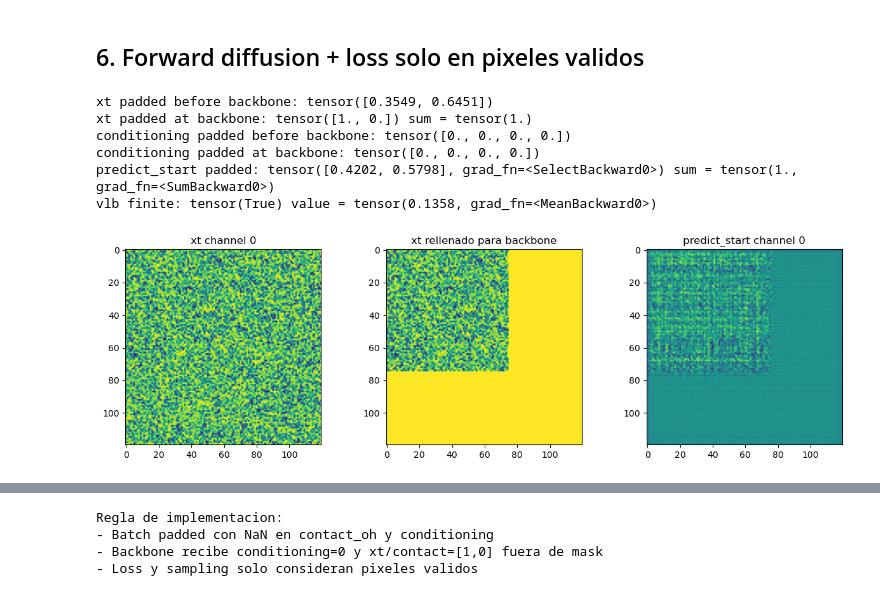
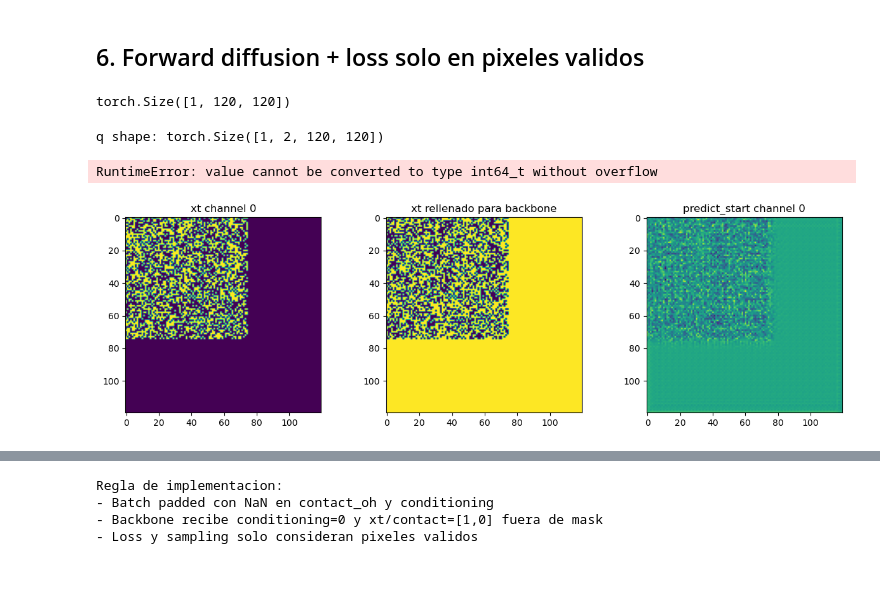
Before and after one commit to gkulemeyer/RNADiffusion, a Jupyter notebook: archive/fix_padding.ipynb, the cells around one changed output, grey strips where cells are left out. Saved outputs shown, nothing was run; the diff lists cells and outputs as text; code cells hidden in the pictures.

```diff
--- a/archive/fix_padding.ipynb
+++ b/archive/fix_padding.ipynb
@@ -15,0 +129,26 @@ import matplotlib.pyplot as plt
+# %%
+
+# -----------------------------
+# comparar frecuencias empiricas
+# -----------------------------
+num_classes = probs.shape[1]
+
+def empirical_freq(samples, num_classes):
+    # samples: [N,B,H,W]
+    N, B, H, W = samples.shape
+    out = tr.zeros(B, num_classes, H, W)
+    for c in range(num_classes):
+        out[:, c] = (samples == c).float().mean(dim=0)
+    return out
+
+freq_gumbel = empirical_freq(samples_gumbel, num_classes)
+freq_mult   = empirical_freq(samples_mult, num_classes)
+
+print("\nFrecuencias empíricas Gumbel:")
+print(freq_gumbel[0])
+
+print("\nFrecuencias empíricas Multinomial:")
+print(freq_mult[0])
+
+print("\nProbabilidades originales:")
+print(probs[0])
@@ -394,39 +600,43 @@ q finite in padding: tensor([True, True])
 # %% [markdown]
 ## 6. Forward diffusion + loss solo en pixeles validos
+# %%
+xt.shape
+# %% [output]
+torch.Size([1, 120, 120])
 # %%
 time = tr.tensor([model.time_steps // 2])
 q = model.q_pred(x0_real, time)
-xt = model.q_sample(x0_real, time, gumbel=True)
+print(f"q shape: {q.shape}")
+xt = model.q_sample(x0_real, time, mask=mask_real)
+print(f"xt shape: {xt.shape}")
 raw_post = model.q_pred(x0_real, tr.clamp(time - 1, min=0)) * model.q_step(xt, time) # norm
+print(f"raw_post shape: {raw_post.shape}")
 post = model.q_posterior(x0_real, xt, time)
-xt_backbone, cond_backbone = model._prepare_backbone_inputs(xt, cond, mask_real)
+print(f"post shape: {post.shape}")
+xt_backbone, cond_backbone = model._prepare_backbone_inputs(xt, cond, mask=mask_real)
 pred_x0 = model.predict_start(xt, time, cond, mask=mask_real)
 vlb = model.compute_vlb(x0_real, xt, time, cond, mask=mask_real)
-
-print('xt padded before backbone:', xt[0, :, seq_len, seq_len])
-print('xt padded at backbone:', xt_backbone[0, :, seq_len, seq_len], 'sum =', xt_backbone[0, :, seq_len, seq_len].sum())
+print(xt_backbone.shape, cond_backbone.shape, pred_x0.shape)
+print('xt padded before backbone:', xt[0, seq_len, seq_len])
+print('xt padded at backbone:', xt_backbone[0, :, seq_len, seq_len])
 print('conditioning padded before backbone:', cond[0, :4, seq_len, seq_len])
 print('conditioning padded at backbone:', cond_backbone[0, :4, seq_len, seq_len])
 print('predict_start padded:', pred_x0[0, :, seq_len, seq_len], 'sum =', pred_x0[0, :, seq_len, seq_len].sum())
 print('vlb finite:', tr.isfinite(vlb), 'value =', vlb)
 # %% [output]
-xt padded before backbone: tensor([0.3549, 0.6451])
-xt padded at backbone: tensor([1., 0.]) sum = tensor(1.)
-conditioning padded before backbone: tensor([0., 0., 0., 0.])
-conditioning padded at backbone: tensor([0., 0., 0., 0.])
-predict_start padded: tensor([0.4202, 0.5798], grad_fn=<SelectBackward0>) sum = tensor(1., grad_fn=<SumBackward0>)
-vlb finite: tensor(True) value = tensor(0.1358, grad_fn=<MeanBackward0>)
+q shape: torch.Size([1, 2, 120, 120])
+RuntimeError: value cannot be converted to type int64_t without overflow
 # %%
 fig, axes = plt.subplots(1, 3, figsize=(15, 4))
-axes[0].imshow(xt[0, 0])
+axes[0].imshow(xt[0])
 axes[0].set_title('xt channel 0')
 axes[1].imshow(xt_backbone[0, 0])
 axes[1].set_title('xt rellenado para backbone')
 axes[2].imshow(pred_x0[0, 1].detach().numpy())
 axes[2].set_title('predict_start channel 0')
 plt.show()
 # %% [output]
-[figure, old version]
+[figure, new version]
 # %%
 times = [tr.tensor([t]) for t in range(0, model.time_steps, 5)]
 qt = [model.q_pred(x0_real, time_t) for time_t in times]
```
Also changed, not shown: parts of 18 cells of this notebook, 8 other files.
